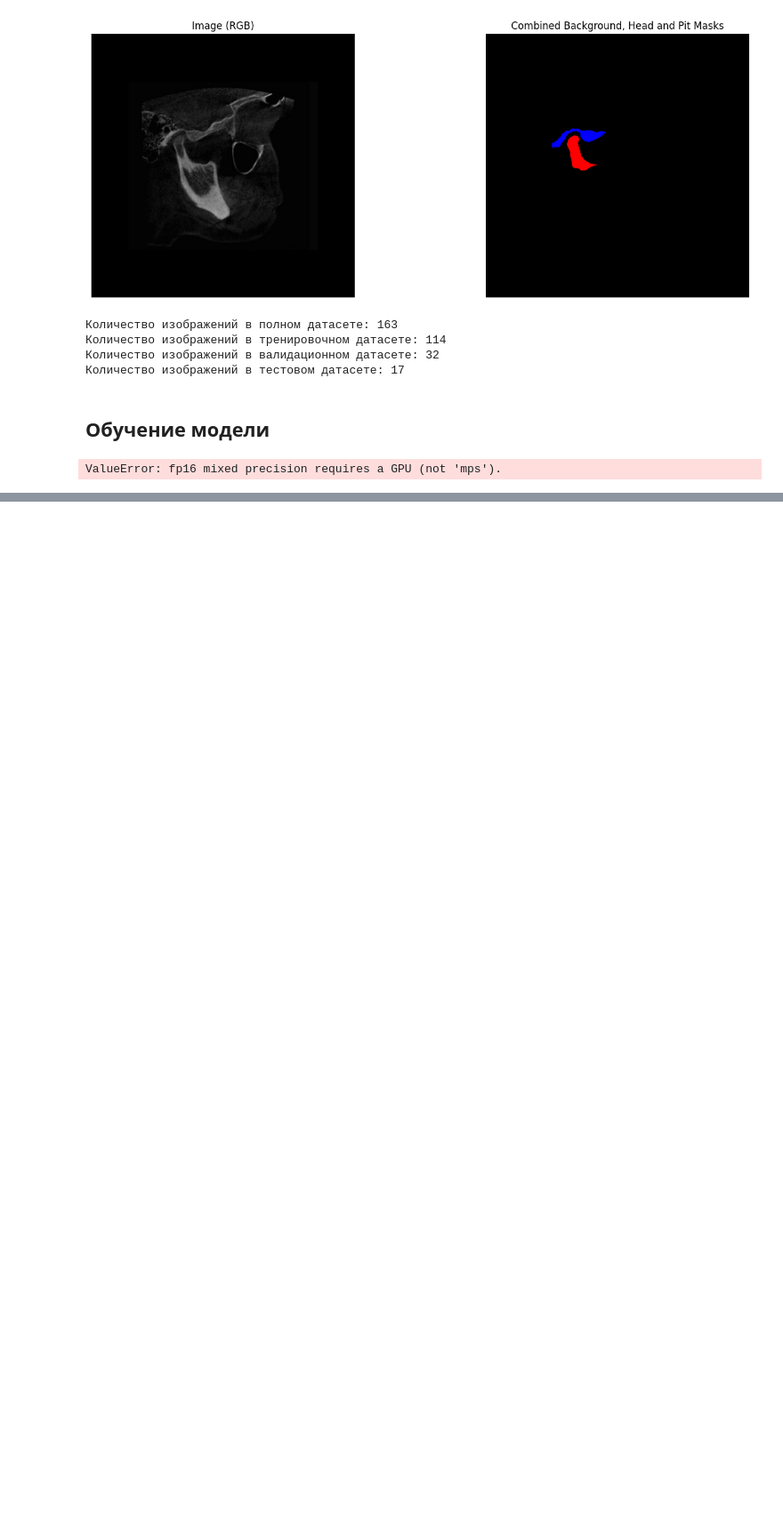
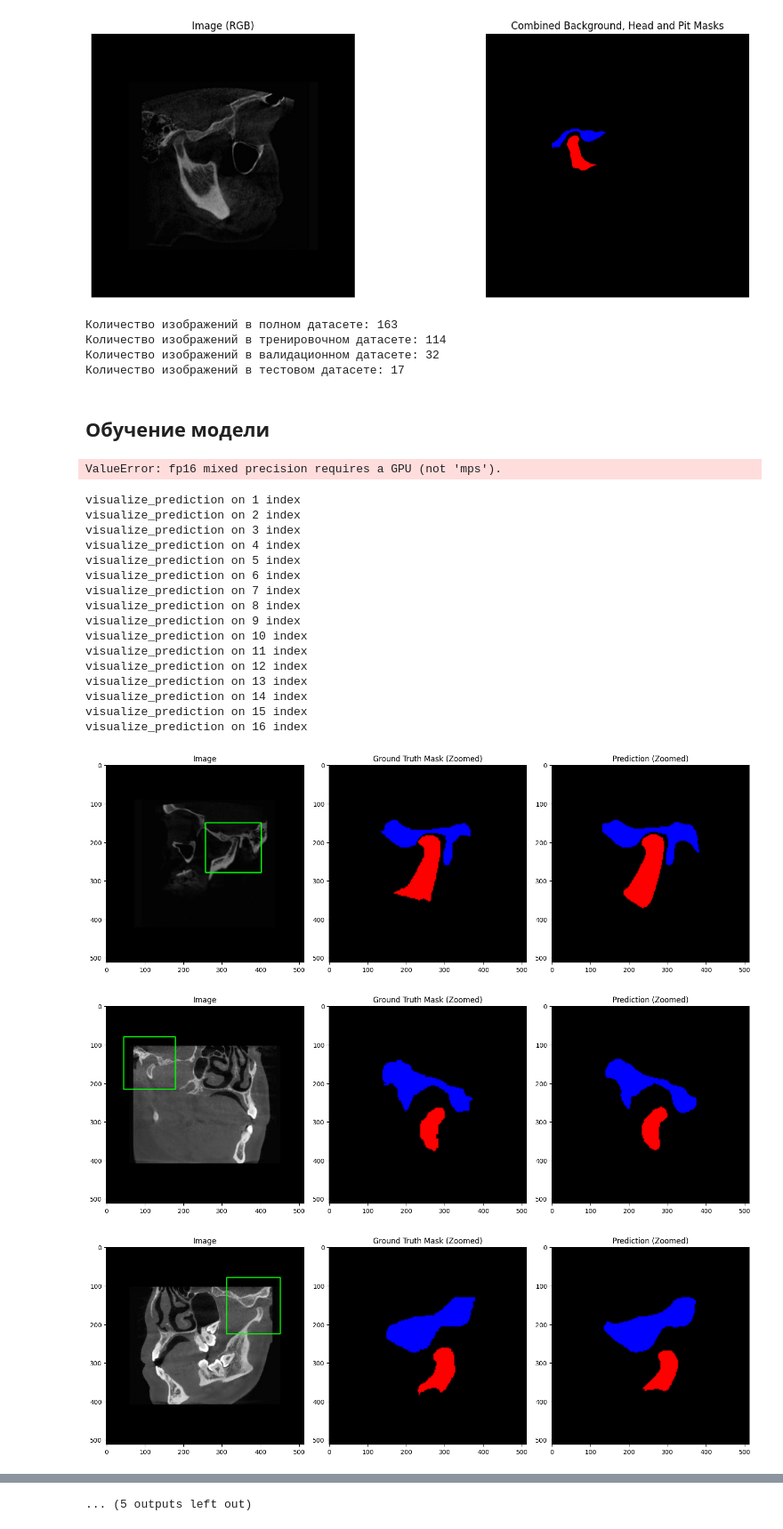
Before and after one commit to tzopiz/TMJ, a Jupyter notebook: main.ipynb, the cells around one changed output, grey strips where cells are left out. Shown at 89% size. Saved outputs shown, nothing was run; the diff lists cells and outputs as text; code cells hidden in the pictures; blank space fills up the shorter version.

```diff
--- a/main.ipynb
+++ b/main.ipynb
@@ -106,7 +106,7 @@ print('Количество изображений в тестовом дата
 # %% [markdown]
 ## Обучение модели
 # %%
-CLASSES_NUM = 2
+CLASSES_NUM = 3
 
 LEARNING_RATE = 1e-3
 WEIGHT_DECAY = 1e-6
@@ -193,10 +193,35 @@ model = load_checkpoint(
 model = model.to(DEVICE)
 model.eval();
 # %%
-visualize_prediction(
-    model=model,
-    dataset=test_dataset,
-    index=0,
-    device=DEVICE,
-    threshold=0.5
+for i in range(1, len(test_dataset)):
+    print(f'visualize_prediction on {i} index')
+    visualize_prediction(
+        model=model,
+        dataset=test_dataset,
+        index=i,
+        device=DEVICE,
+        threshold=0.5,
+        zoom=True,
+        padding=50,
+        name=f"outputs/ouput_{i}.svg"
 )
+# %% [output]
+visualize_prediction on 1 index
+visualize_prediction on 2 index
+visualize_prediction on 3 index
+visualize_prediction on 4 index
+visualize_prediction on 5 index
+visualize_prediction on 6 index
+visualize_prediction on 7 index
+visualize_prediction on 8 index
+visualize_prediction on 9 index
+visualize_prediction on 10 index
+visualize_prediction on 11 index
+visualize_prediction on 12 index
+visualize_prediction on 13 index
+visualize_prediction on 14 index
+visualize_prediction on 15 index
+visualize_prediction on 16 index
+[figure, added]
+[figure, added]
+[figure, added]
@@ -202,0 +236 @@ visualize_prediction(
+... (5 outputs left out)
```
Also changed, not shown: parts of 9 cells of this notebook, 39 other files.
